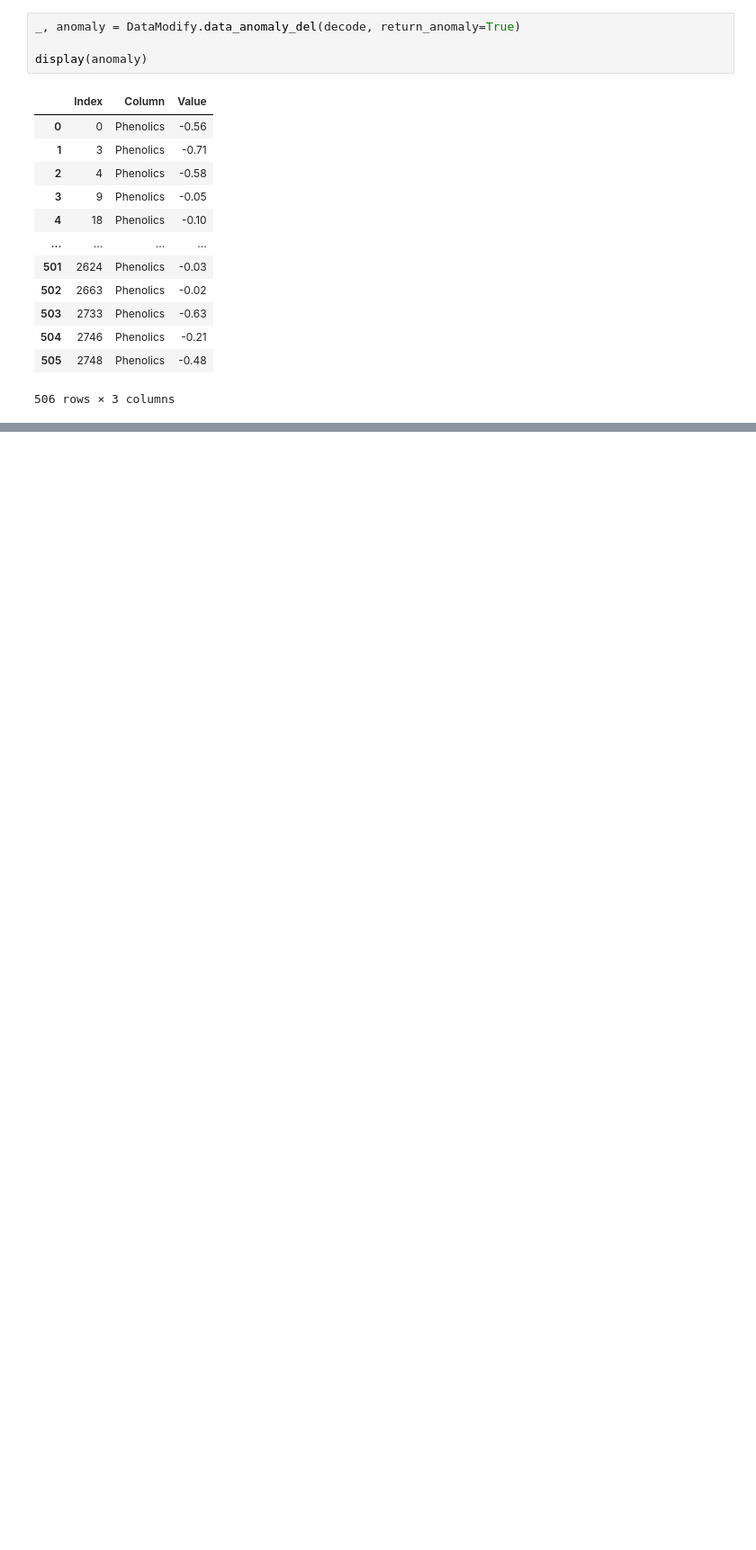
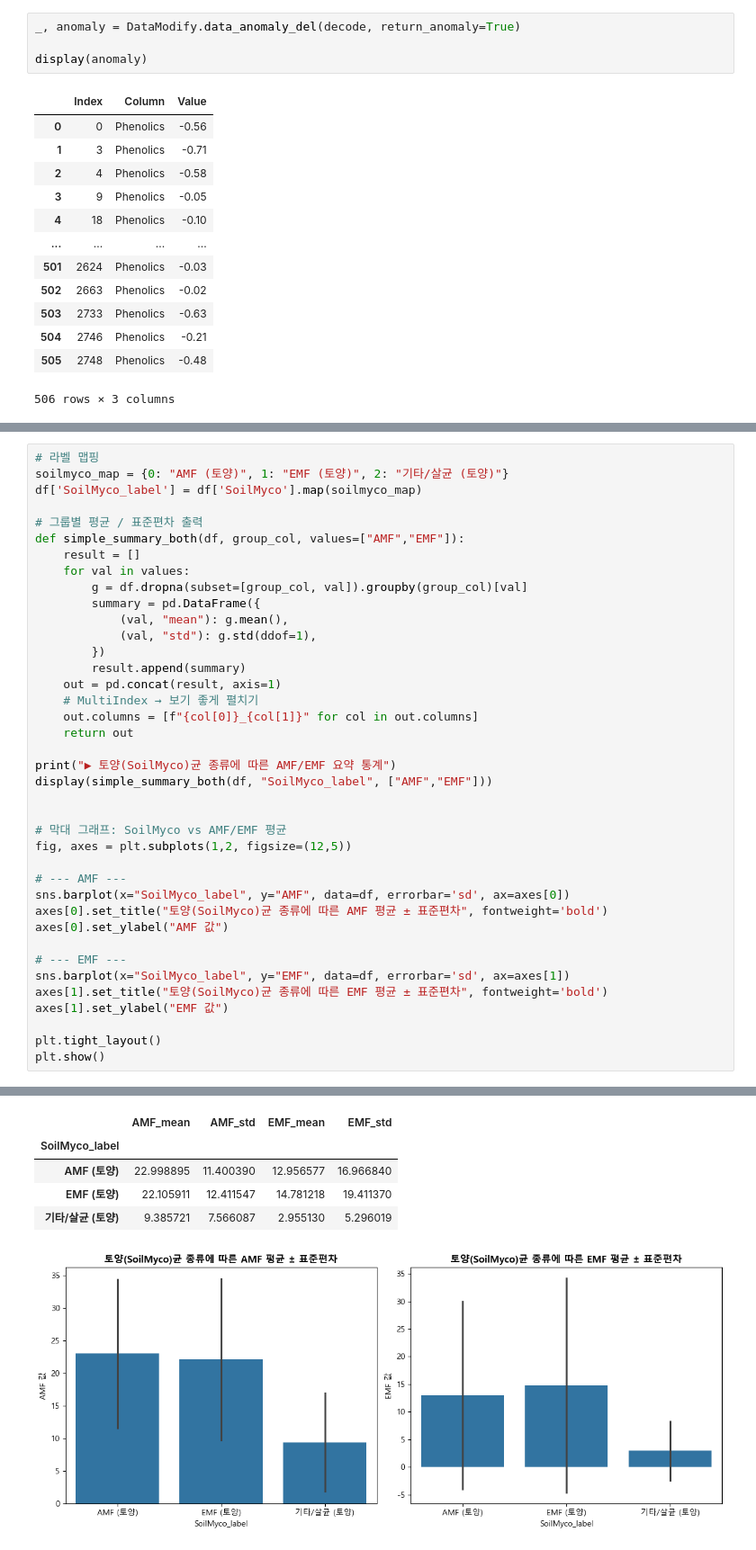
Before and after one commit to vfxpedia/05_ml-workspace, a Jupyter notebook: run_test.ipynb, the cells around one changed output, grey strips where cells are left out. Shown at 90% size. Saved outputs shown, nothing was run; the diff lists cells and outputs as text; blank space fills up the shorter version.

```diff
--- a/run_test.ipynb
+++ b/run_test.ipynb
@@ -595,0 +760,40 @@ dv.show_survival_heatmap_by_soil(decode)
+# %%
+# 라벨 맵핑
+soilmyco_map = {0: "AMF (토양)", 1: "EMF (토양)", 2: "기타/살균 (토양)"}
+df['SoilMyco_label'] = df['SoilMyco'].map(soilmyco_map)
+
+# 그룹별 평균 / 표준편차 출력
+def simple_summary_both(df, group_col, values=["AMF","EMF"]):
+    result = []
+    for val in values:
+        g = df.dropna(subset=[group_col, val]).groupby(group_col)[val]
+        summary = pd.DataFrame({
+            (val, "mean"): g.mean(),
+            (val, "std"): g.std(ddof=1),
+        })
+        result.append(summary)
+    out = pd.concat(result, axis=1)
+    # MultiIndex → 보기 좋게 펼치기
+    out.columns = [f"{col[0]}_{col[1]}" for col in out.columns]
+    return out
+
+print("▶ 토양(SoilMyco)균 종류에 따른 AMF/EMF 요약 통계")
+display(simple_summary_both(df, "SoilMyco_label", ["AMF","EMF"]))
+
+
+# 막대 그래프: SoilMyco vs AMF/EMF 평균
+fig, axes = plt.subplots(1,2, figsize=(12,5))
+
+# --- AMF ---
+sns.barplot(x="SoilMyco_label", y="AMF", data=df, errorbar='sd', ax=axes[0])
+axes[0].set_title("토양(SoilMyco)균 종류에 따른 AMF 평균 ± 표준편차", fontweight='bold')
+axes[0].set_ylabel("AMF 값")
+
+# --- EMF ---
+sns.barplot(x="SoilMyco_label", y="EMF", data=df, errorbar='sd', ax=axes[1])
+axes[1].set_title("토양(SoilMyco)균 종류에 따른 EMF 평균 ± 표준편차", fontweight='bold')
+axes[1].set_ylabel("EMF 값")
+
+plt.tight_layout()
+plt.show()
+# %% [output]
@@ -595,0 +801,6 @@ dv.show_survival_heatmap_by_soil(decode)
+|  | AMF_mean | AMF_std | EMF_mean | EMF_std |
+| SoilMyco_label |  |  |  |  |
+| AMF (토양) | 22.998895 | 11.400390 | 12.956577 | 16.966840 |
+| EMF (토양) | 22.105911 | 12.411547 | 14.781218 | 19.411370 |
+| 기타/살균 (토양) | 9.385721 | 7.566087 | 2.955130 | 5.296019 |
+[figure, added]
```
Also changed, not shown: parts of 16 cells of this notebook.
